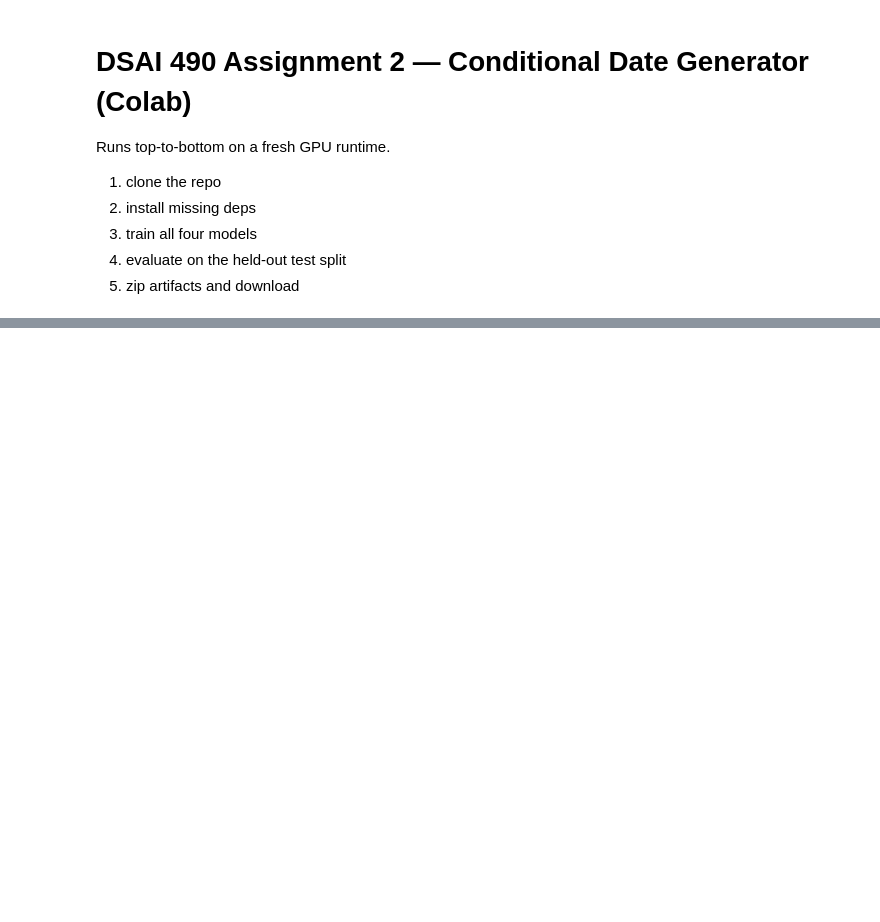
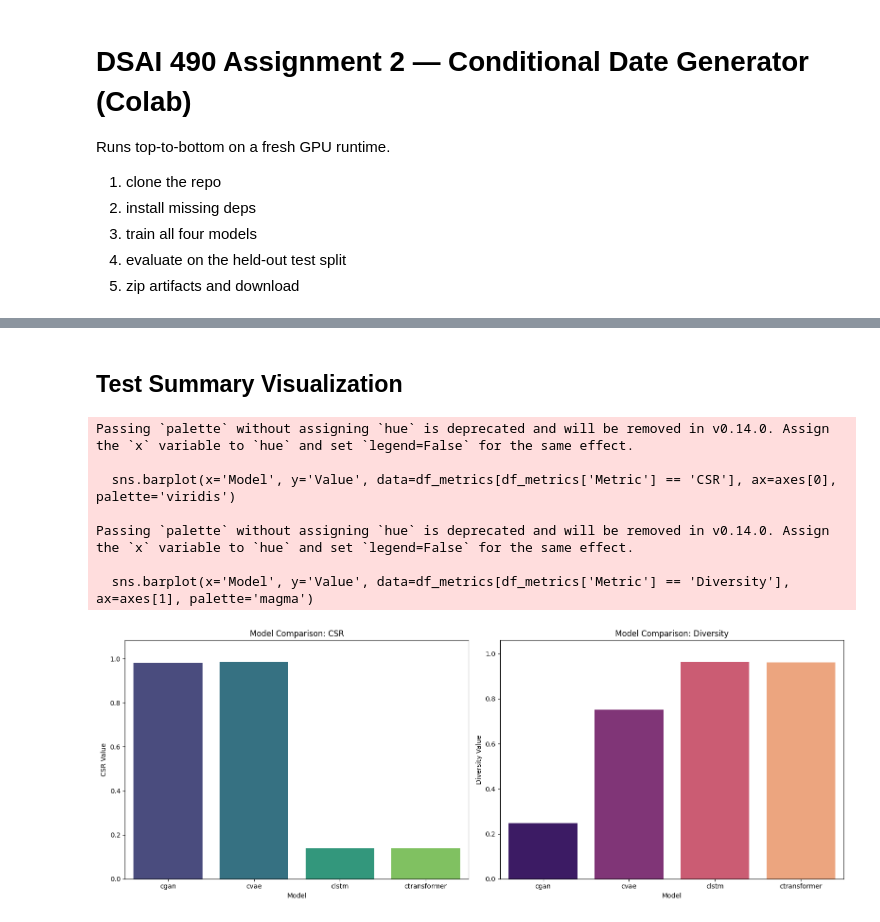
Before and after one commit to ahmed-abdelfatah1/assignment-2-gan, a Jupyter notebook: notebooks/train_colab.ipynb, the cells around one changed output, grey strips where cells are left out. Cells and saved outputs as stored; diff of their text form; code cells hidden in the pictures; blank space fills up the shorter version.

```diff
--- a/notebooks/train_colab.ipynb
+++ b/notebooks/train_colab.ipynb
@@ -38,0 +128,55 @@ files.download('artifacts.zip')
+# %% [markdown]
+## Test Summary Visualization
+# %%
+import json
+import pandas as pd
+import matplotlib.pyplot as plt
+import seaborn as sns
+
+# Load the metrics from the JSON file
+metrics_path = 'report/metrics.json'
+with open(metrics_path, 'r') as f:
+    metrics_data = json.load(f)
+
+# Prepare data for plotting
+plot_data = []
+for model_name, model_metrics in metrics_data.items():
+    plot_data.append({
+        'Model': model_name,
+        'Metric': 'CSR',
+        'Value': model_metrics['csr']  # Changed 'CSR' to 'csr'
+    })
+    plot_data.append({
+        'Model': model_name,
+        'Metric': 'Diversity',
+        'Value': model_metrics['diversity'] # Changed 'div' to 'diversity' to match the actual key
+    })
+
+df_metrics = pd.DataFrame(plot_data)
+
+# Create subplots for CSR and Diversity
+fig, axes = plt.subplots(1, 2, figsize=(16, 6))
+
+# Plot CSR
+sns.barplot(x='Model', y='Value', data=df_metrics[df_metrics['Metric'] == 'CSR'], ax=axes[0], palette='viridis')
+axes[0].set_title('Model Comparison: CSR')
+axes[0].set_ylabel('CSR Value')
+axes[0].set_ylim(0, df_metrics[df_metrics['Metric'] == 'CSR']['Value'].max() * 1.1)
+
+# Plot Diversity
+sns.barplot(x='Model', y='Value', data=df_metrics[df_metrics['Metric'] == 'Diversity'], ax=axes[1], palette='magma')
+axes[1].set_title('Model Comparison: Diversity')
+axes[1].set_ylabel('Diversity Value')
+axes[1].set_ylim(0, df_metrics[df_metrics['Metric'] == 'Diversity']['Value'].max() * 1.1)
+
+plt.tight_layout()
+plt.show()
+# %% [output]
+Passing `palette` without assigning `hue` is deprecated and will be removed in v0.14.0. Assign the `x` variable to `hue` and set `legend=False` for the same effect.
+
+  sns.barplot(x='Model', y='Value', data=df_metrics[df_metrics['Metric'] == 'CSR'], ax=axes[0], palette='viridis')
+
+Passing `palette` without assigning `hue` is deprecated and will be removed in v0.14.0. Assign the `x` variable to `hue` and set `legend=False` for the same effect.
+
+  sns.barplot(x='Model', y='Value', data=df_metrics[df_metrics['Metric'] == 'Diversity'], ax=axes[1], palette='magma')
+[figure, added]
```
Also changed, not shown: parts of 6 cells of this notebook.
